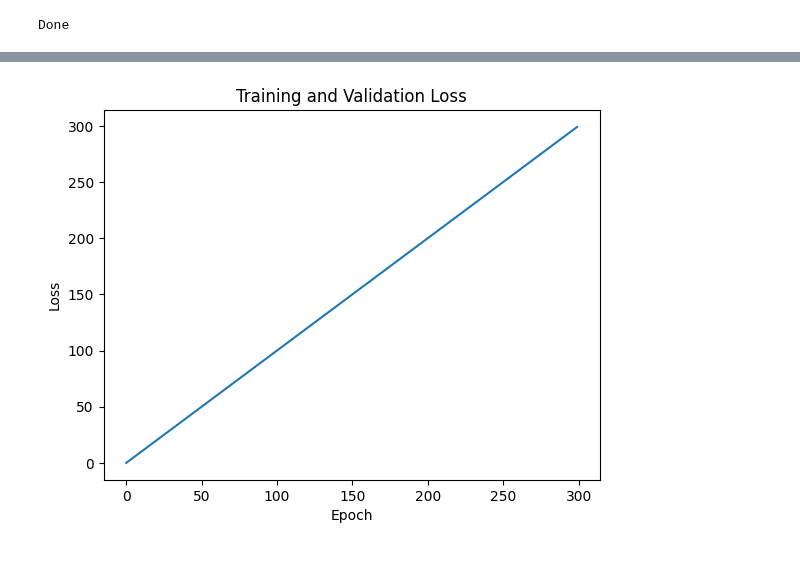
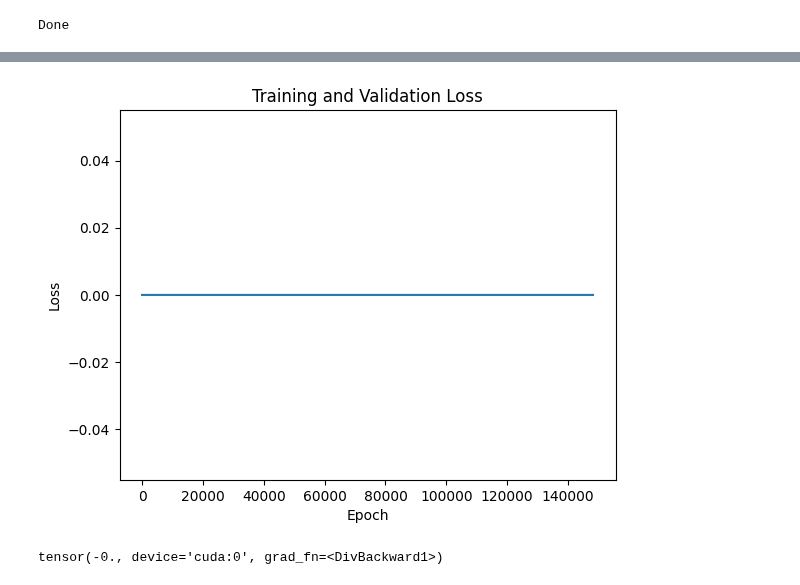
Before and after one commit to Loic017/TinyML-for-Epileptic-Seizures, a Jupyter notebook: seizure_training_undersampling_and_stft.ipynb, the cells around one changed output, grey strips where cells are left out. Cells and saved outputs as stored; diff of their text form; code cells hidden in the pictures.

```diff
--- a/seizure_training_undersampling_and_stft.ipynb
+++ b/seizure_training_undersampling_and_stft.ipynb
@@ -572,7 +575,7 @@ class AbnormalNeuralNetwork(nn.Module):
         super().__init__()
         # Input 5 Channels
         self.CNN1 = nn.Conv2d(
-            in_channels=4, out_channels=64, kernel_size=3, padding=(1, 0)
+            in_channels=1, out_channels=64, kernel_size=3, padding=(1, 0)
         )
         self.MaxPool1 = nn.MaxPool2d(kernel_size=(6, 6), stride=2)
 
@@ -730,3 +726,24 @@ print(f"Number of parameters in model: {n_params:,}")
+# %%
+class RNN(nn.Module):
+    def __init__(self):
+        super(RNN, self).__init__()
+        self.rnn = nn.RNN(
+            input_size=7,
+            hidden_size=78,
+            num_layers=10,
+            batch_first=True,
+            nonlinearity="relu",
+        )
+        self.fc = nn.Linear(78, 1)
+
+    def forward(self, x):
+        out, _ = self.rnn(x)
+        out = self.fc(out[-1])
+        return out
+
+
+device = torch.device("cuda" if torch.cuda.is_available() else "cpu")
+model = RNN().to(device)
 # %% [markdown]
 # Train
 # %% [markdown]
@@ -799,7 +823,8 @@ for epoch in range(num_epochs):
     for batch in train_dataloader:
         inputs, labels = batch
         inputs, labels = inputs.to(device), labels.to(device)
-        inputs = inputs.squeeze(0)
+        inputs = inputs.squeeze()
+        # print(inputs.shape, labels.shape)
 
         # print(type(inputs))
         # numpy_inputs = inputs.cpu().detach().numpy()
@@ -824,7 +849,7 @@ for epoch in range(num_epochs):
         scheduler.step()
         progress_bar.update(1)
 
-    loss_track.append(loss)
+        loss_track.append(loss)
     # break
 
 print("Done")
@@ -843,7 +864,7 @@ for batch in eval_dataloader:
     inputs, labels = batch
     inputs, labels = inputs.to(device), labels.to(device)
 
-    inputs = inputs.squeeze(0)
+    # inputs = inputs.squeeze(0)
 
     with torch.no_grad():
         outputs = model(inputs)
@@ -867,9 +888,9 @@ for batch in eval_dataloader:
     # metric.add_batch(predictions=outputs, references=labels)
 
 # results = metric.compute()
-for i, v in enumerate(eval_dataloader):
-    if v[1].squeeze() == torch.tensor([1.0]):
-        print(results_list[i])
+# for i, v in enumerate(eval_dataloader):
+#     if v[1].squeeze() == torch.tensor([1.0]):
+#         print(results_list[i])
 # %% [output]
 You can avoid this message in future by passing the argument `trust_remote_code=True`.
 Passing `trust_remote_code=True` will be mandatory to load this metric from the next major release of `datasets`.
@@ -907,21 +911,15 @@ False Negatives: 41
 # %%
 # Plot losses
 a = []
 for i in range(len(loss_track)):
-    a.append(i)
+    a.append(loss_track[i].item())
 
 plt.plot(range(len(a)), a, label="Training Loss")
-
 # plt.plot(range(len(loss_track_valid)), loss_track_valid, label="Validation Loss")
 
-
 plt.title("Training and Validation Loss")
-
 plt.xlabel("Epoch")
-
 plt.ylabel("Loss")
-
-
 plt.show()
 # %% [output]
-[figure, old version]
+[figure, new version]
@@ -929,0 +926,4 @@ torch.save(model.state_dict(), "model_{}".format("first_test"))
+# %%
+print(loss_track[4])
+# %% [output]
+tensor(-0., device='cuda:0', grad_fn=<DivBackward1>)
```
Also changed, not shown: parts of 37 cells of this notebook.
